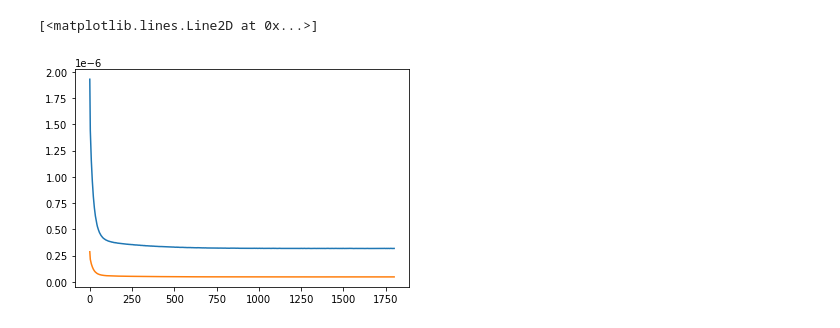
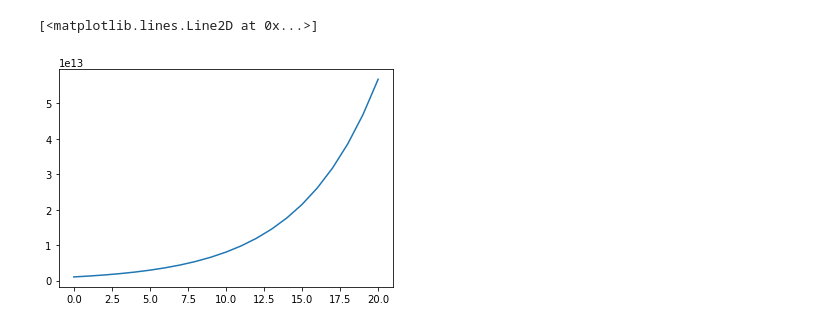
Before and after one commit to dbelivanis/Information-Theory-2, a Jupyter notebook: Optimization/check copy.ipynb, the cells around one changed output. Saved outputs shown, nothing was run; the diff lists cells and outputs as text; code cells hidden in the pictures.

```diff
--- a/Optimization/check copy.ipynb
+++ b/Optimization/check copy.ipynb
@@ -62,6 +82,5 @@ plt.plot(dw)
-# %%
-plt.plot(np.linspace(1,1800,N_steps),q_y[0,0,:])
-plt.plot(np.linspace(1,1800,N_steps),q_y[20,0,:])
-# %% [output]
-[<matplotlib.lines.Line2D at 0x...>]
-[figure, removed]
+# %%
+plt.plot(dw)
+# %% [output]
+[<matplotlib.lines.Line2D at 0x...>]
+[figure, added]
```
Also changed, not shown: parts of 8 cells of this notebook, 7 other files.
